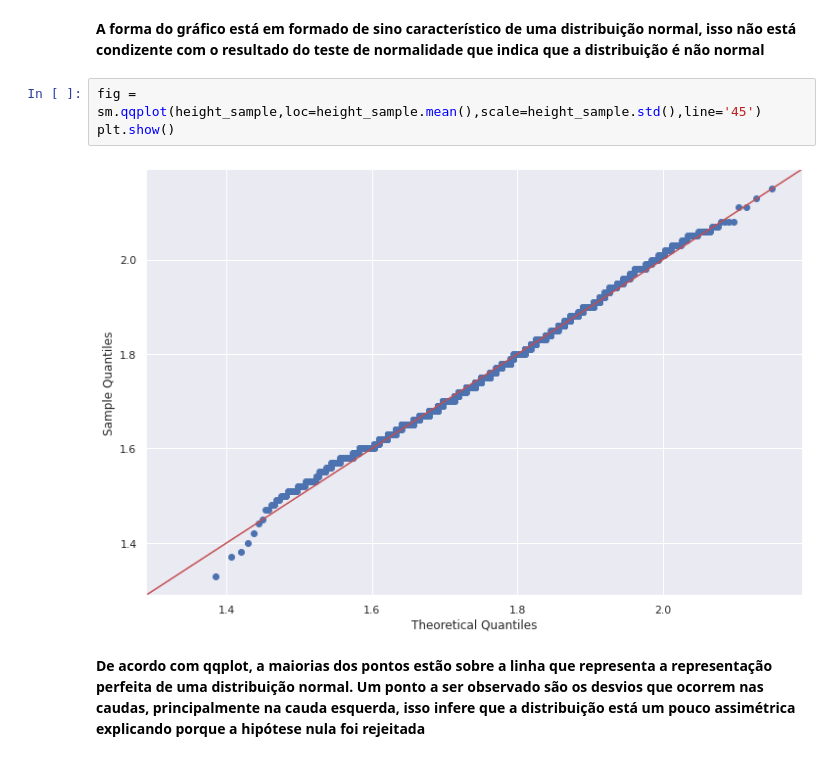
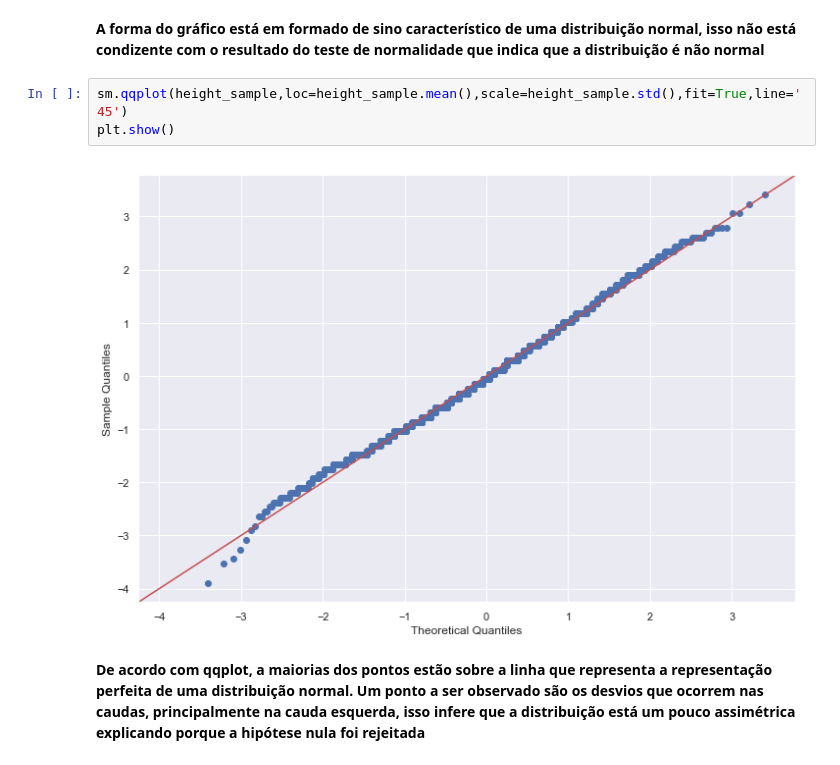
Before and after one commit to danvr/aceleradev-data-science, a Jupyter notebook: data-science-2/main.ipynb, the cells around one changed output. Cells and saved outputs as stored; diff of their text form.

```diff
--- a/data-science-2/main.ipynb
+++ b/data-science-2/main.ipynb
@@ -121,10 +119,10 @@ Text(0.5, 0, 'Height')
 # %% [markdown]
 **A forma do gráfico está em formado de sino característico de uma distribuição normal, isso não está condizente com o resultado do teste de normalidade que indica que a distribuição é não normal**
 # %%
-fig = sm.qqplot(height_sample,loc=height_sample.mean(),scale=height_sample.std(),line='45')
+sm.qqplot(height_sample,loc=height_sample.mean(),scale=height_sample.std(),fit=True,line='45')
 plt.show()
 # %% [output]
-[figure, old version]
+[figure, new version]
 # %% [markdown]
 **De acordo com qqplot, a maiorias dos pontos estão sobre a linha que representa a representação perfeita de uma distribuição normal. Um ponto a ser observado são os desvios que ocorrem nas caudas, principalmente na cauda esquerda, isso infere que a distribuição está um pouco assimétrica explicando porque a hipótese nula foi rejeitada**
 # %% [markdown]
```
Also changed, not shown: parts of 16 cells of this notebook.
